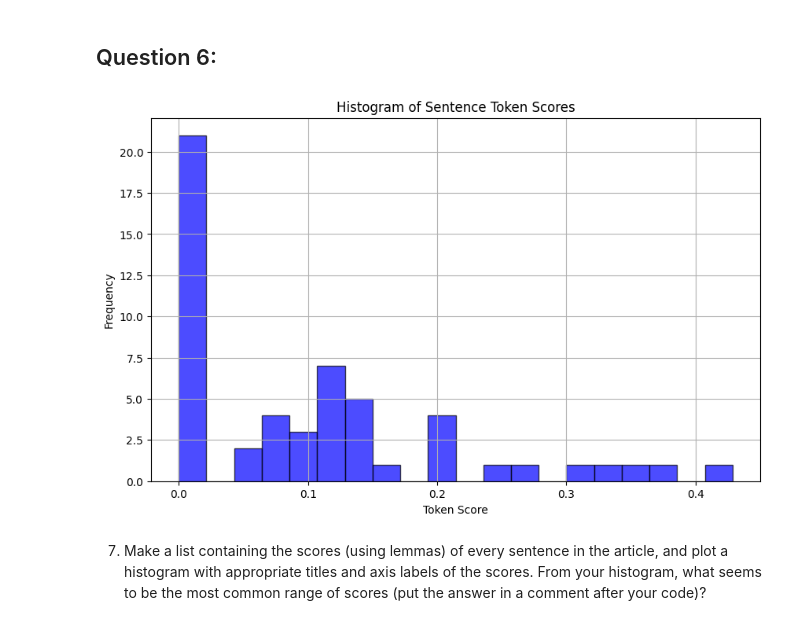
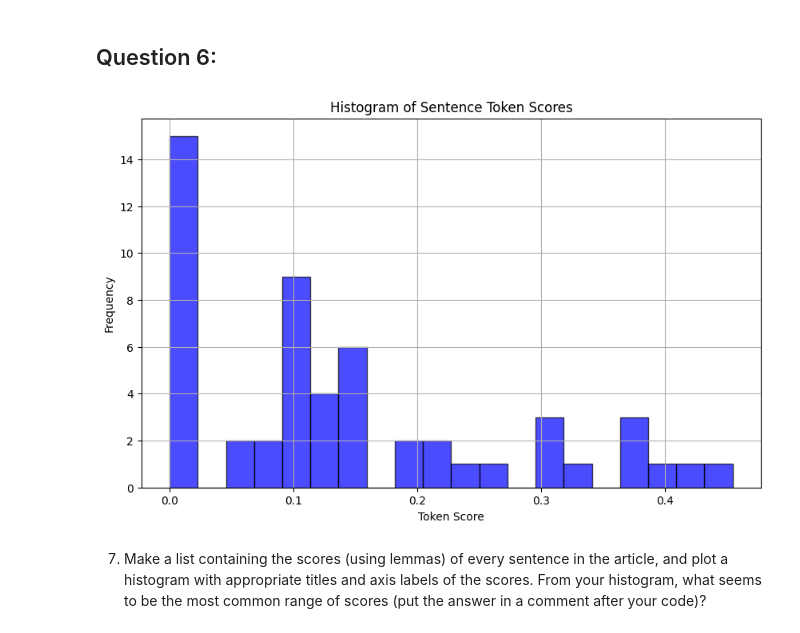
Before and after one commit to NickElias01/wmnlp-materials-web-scraping, a Jupyter notebook: web-scraping.ipynb, the cells around one changed output. Saved outputs shown, nothing was run; the diff lists cells and outputs as text; code cells hidden in the pictures.

```diff
--- a/web-scraping.ipynb
+++ b/web-scraping.ipynb
@@ -301,35 +301,35 @@ Score by Lemma: 0.2
 # %%
 # Load the English spaCy pipeline
 nlp = spacy.load("en_core_web_sm")
 
 # Assuming you've already loaded the article text and defined interesting tokens
 # Example: list of frequent tokens from previous steps
-frequent_tokens = ['laser', 'work', 'headlight', 'car', 'technology']
+frequent_tokens = ['laser', 'headlight', 'headlights', 'technology', 'led']
 article_text = soup.get_text()
 
 # Split the article into sentences
 sentences = article_text.split('.')
 
 # Define a function to score each sentence using tokens
 def score_sentence_by_token(sentence, interesting_tokens):
     doc = nlp(sentence)
     words = [token.text.lower() for token in doc if not token.is_stop and not token.is_punct and not token.is_space]
     interesting_count = sum(1 for word in words if word in interesting_tokens)
     return interesting_count / len(words) if len(words) > 0 else 0
 
 # Compute the scores for each sentence
 sentence_scores = [score_sentence_by_token(sentence, frequent_tokens) for sentence in sentences]
 
 # Plot the histogram of scores
 plt.figure(figsize=(10, 6))
 plt.hist(sentence_scores, bins=20, color='blue', edgecolor='black', alpha=0.7)
 plt.title('Histogram of Sentence Token Scores')
 plt.xlabel('Token Score')
 plt.ylabel('Frequency')
 plt.grid(True)
 plt.show()
 # %% [output]
-[figure, old version]
+[figure, new version]
 # %% [markdown]
 7. Make a list containing the scores (using lemmas) of every sentence in the article, and plot a histogram with appropriate titles and axis labels of the scores.  From your histogram, what seems to be the most common range of scores (put the answer in a comment after your code)?
 # %% [markdown]
```
Also changed, not shown: parts of 4 cells of this notebook.
